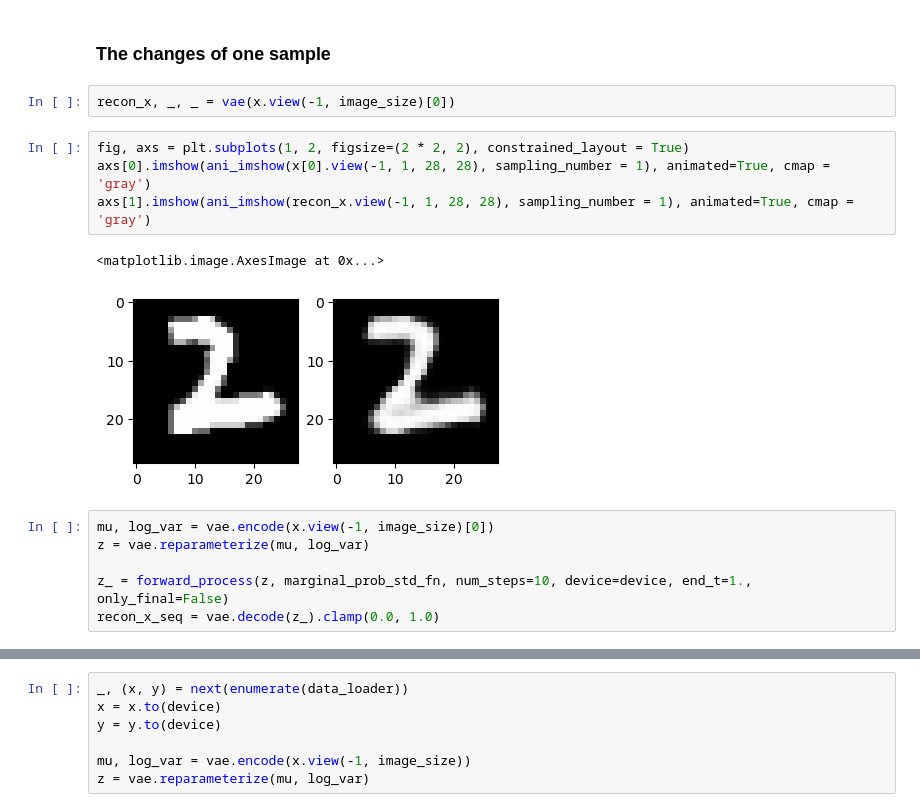
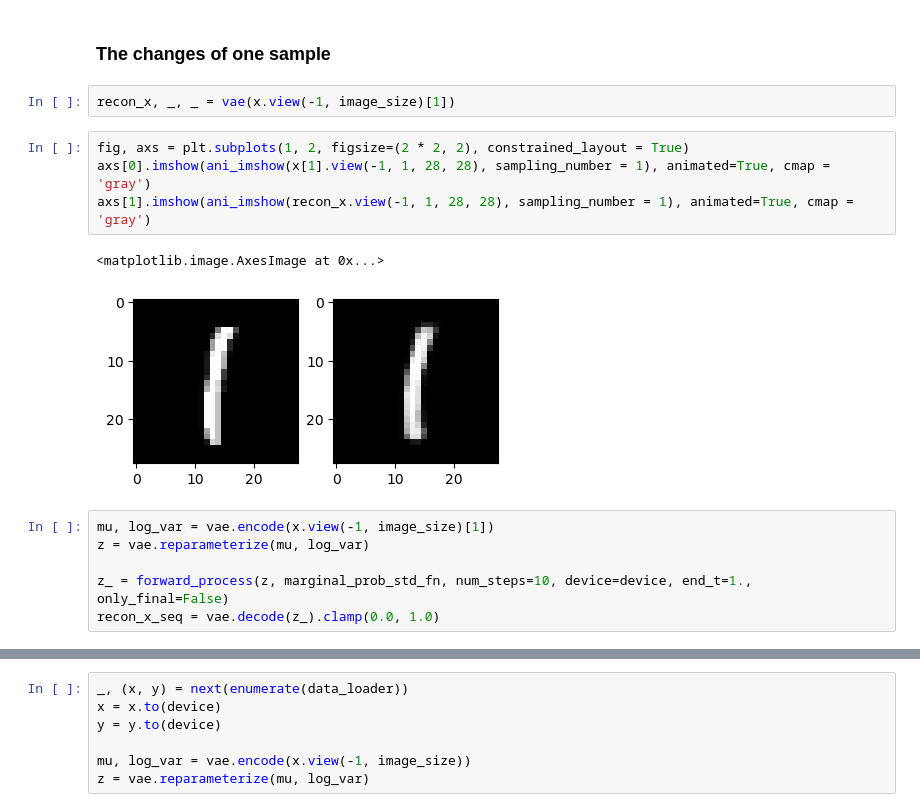
Before and after one commit to wangxuuu/LSGM-demo, a Jupyter notebook: notebooks/CDAE_mnist.ipynb, the cells around one changed output, grey strips where cells are left out. Cells and saved outputs as stored; diff of their text form.

```diff
--- a/notebooks/CDAE_mnist.ipynb
+++ b/notebooks/CDAE_mnist.ipynb
@@ -267,16 +267,16 @@ Number of function evaluations: 5144
 # %% [markdown]
 ### The changes of one sample
 # %%
-recon_x, _, _ = vae(x.view(-1, image_size)[0])
+recon_x, _, _ = vae(x.view(-1, image_size)[1])
 # %%
 fig, axs = plt.subplots(1, 2, figsize=(2 * 2, 2), constrained_layout = True)
-axs[0].imshow(ani_imshow(x[0].view(-1, 1, 28, 28), sampling_number = 1), animated=True, cmap = 'gray')
+axs[0].imshow(ani_imshow(x[1].view(-1, 1, 28, 28), sampling_number = 1), animated=True, cmap = 'gray')
 axs[1].imshow(ani_imshow(recon_x.view(-1, 1, 28, 28), sampling_number = 1), animated=True, cmap = 'gray')
 # %% [output]
 <matplotlib.image.AxesImage at 0x...>
-[figure, old version]
+[figure, new version]
 # %%
-mu, log_var = vae.encode(x.view(-1, image_size)[0])
+mu, log_var = vae.encode(x.view(-1, image_size)[1])
 z = vae.reparameterize(mu, log_var)
 
 z_ = forward_process(z, marginal_prob_std_fn, num_steps=10, device=device, end_t=1., only_final=False)
```
Also changed, not shown: parts of 4 cells of this notebook, 5 other files.
